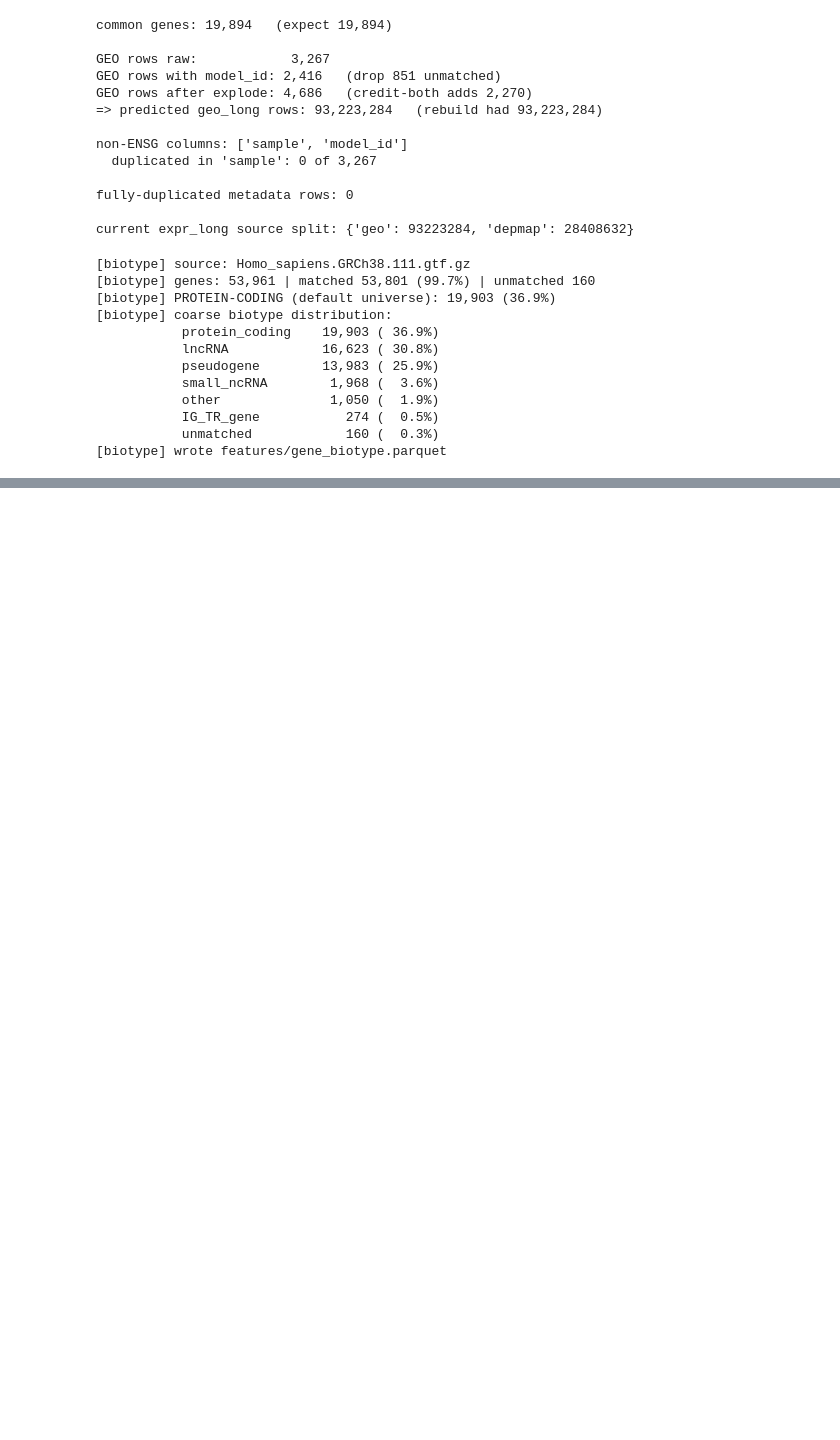
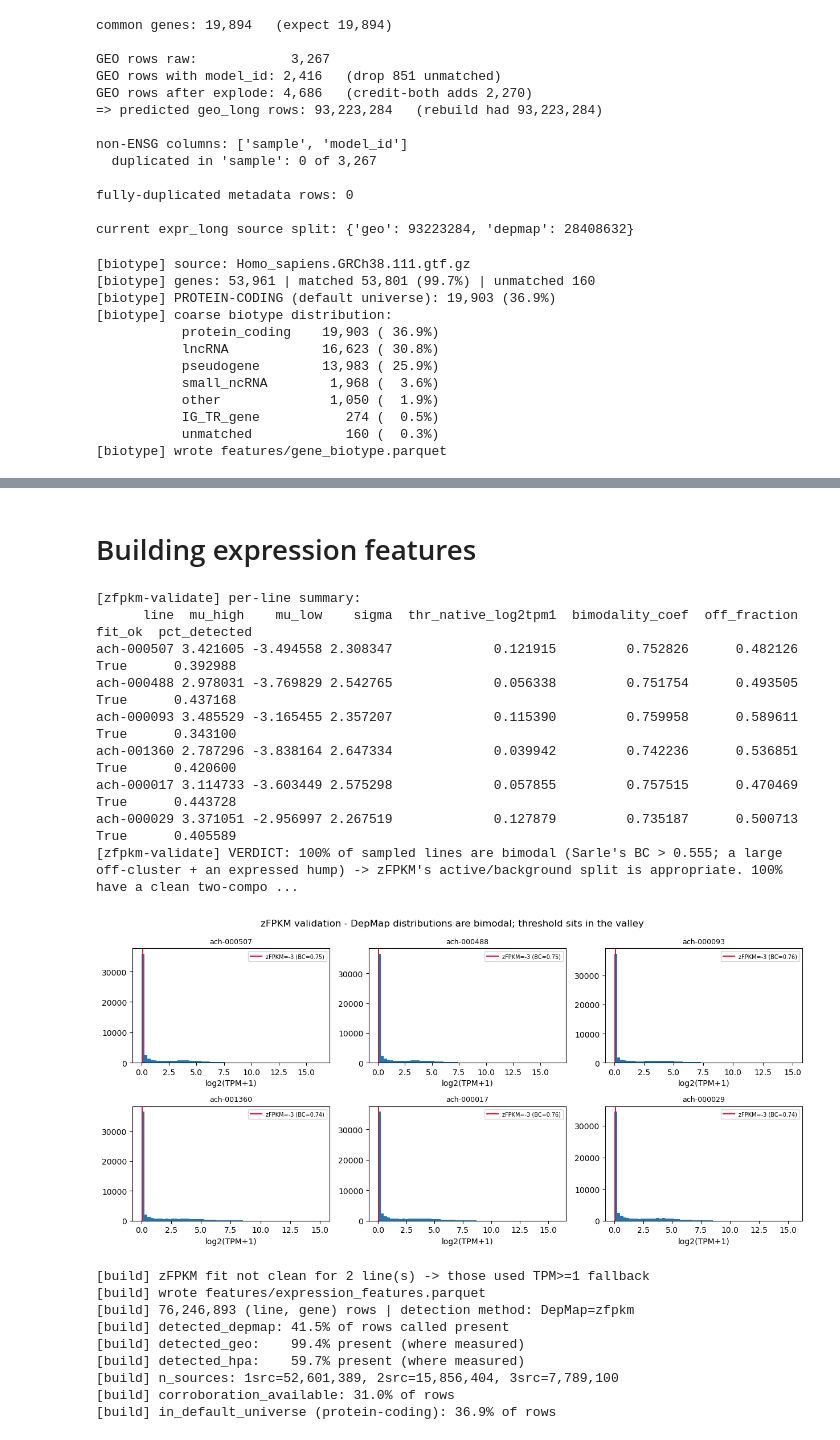
Before and after one commit to UoB-AstraZeneca-25-26/UoB-GeneTraceAI-25-26, a Jupyter notebook: src/Track - B/expr_diagnostics.ipynb, the cells around one changed output, grey strips where cells are left out. Drawn from its saved outputs; the diff is of its cells as text; code cells hidden in the pictures; blank space fills up the shorter version.

Commit message:
add expression feature engineering

```diff
--- a/src/Track - B/expr_diagnostics.ipynb
+++ b/src/Track - B/expr_diagnostics.ipynb
@@ -422,0 +492,46 @@ ann = bt.build_biotype_annotation(ensg_ids, gtf_path="Homo_sapiens.GRCh38.111.gt
+# %% [markdown]
+# Building expression features
+# %%
+hpa_rna = globals().get('hpa_rna');  hpa_rna = tables['hpa_rna'] if hpa_rna is None else hpa_rna
+# %%
+import importlib.util
+
+script_path = "/Users/musa.official/Documents/UoB-GeneTraceAI-25-26/src/scripts/05_expression_features.py"
+
+spec = importlib.util.spec_from_file_location(
+    "expression_features", script_path
+)
+ef = importlib.util.module_from_spec(spec)
+spec.loader.exec_module(ef)
+
+# 1) the data-defence figure — run once, keep the plot + printed verdict for the chapter
+ef.validate_zfpkm(depmap_expr, n_lines=6)
+
+# 2) build the feature table
+feats = ef.build(
+    depmap_expr = depmap_expr,
+    expr_long   = expr_long,
+    hpa_rna     = hpa_rna,
+    biotype     = "features/gene_biotype.parquet",
+    depmap_detect = "zfpkm",       # "tpm1" for the fallback
+)
+# %% [output]
+[zfpkm-validate] per-line summary:
+      line  mu_high    mu_low    sigma  thr_native_log2tpm1  bimodality_coef  off_fraction  fit_ok  pct_detected
+ach-000507 3.421605 -3.494558 2.308347             0.121915         0.752826      0.482126    True      0.392988
+ach-000488 2.978031 -3.769829 2.542765             0.056338         0.751754      0.493505    True      0.437168
+ach-000093 3.485529 -3.165455 2.357207             0.115390         0.759958      0.589611    True      0.343100
+ach-001360 2.787296 -3.838164 2.647334             0.039942         0.742236      0.536851    True      0.420600
+ach-000017 3.114733 -3.603449 2.575298             0.057855         0.757515      0.470469    True      0.443728
+ach-000029 3.371051 -2.956997 2.267519             0.127879         0.735187      0.500713    True      0.405589
+[zfpkm-validate] VERDICT: 100% of sampled lines are bimodal (Sarle's BC > 0.555; a large off-cluster + an expressed hump) -> zFPKM's active/background split is appropriate. 100% have a clean two-compo ...
+[figure, added]
+[build] zFPKM fit not clean for 2 line(s) -> those used TPM>=1 fallback
+[build] wrote features/expression_features.parquet
+[build] 76,246,893 (line, gene) rows | detection method: DepMap=zfpkm
+[build] detected_depmap: 41.5% of rows called present
+[build] detected_geo:    99.4% present (where measured)
+[build] detected_hpa:    59.7% present (where measured)
+[build] n_sources: 1src=52,601,389, 2src=15,856,404, 3src=7,789,100
+[build] corroboration_available: 31.0% of rows
+[build] in_default_universe (protein-coding): 36.9% of rows
```
Also changed, not shown: parts of 13 cells of this notebook, 7 other files.
